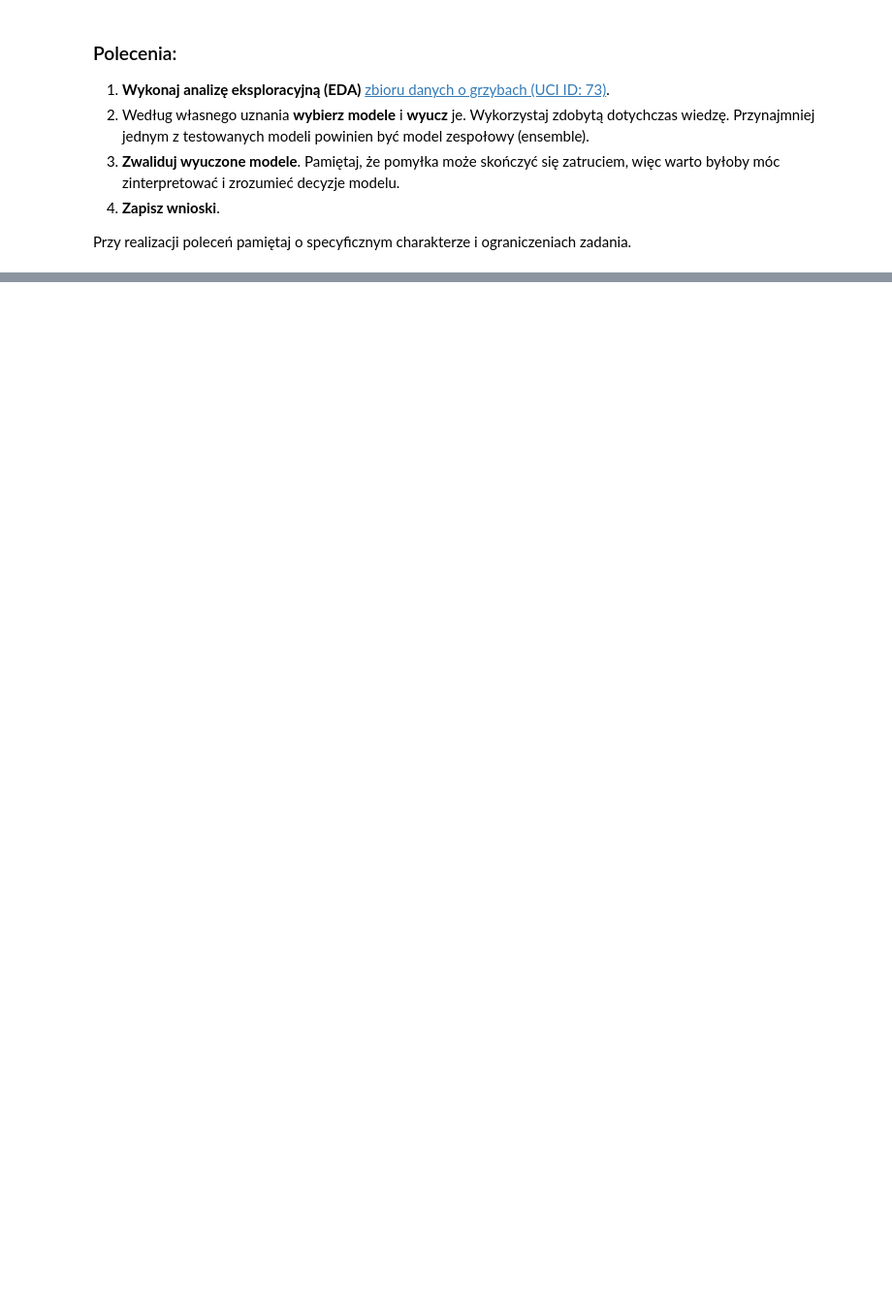
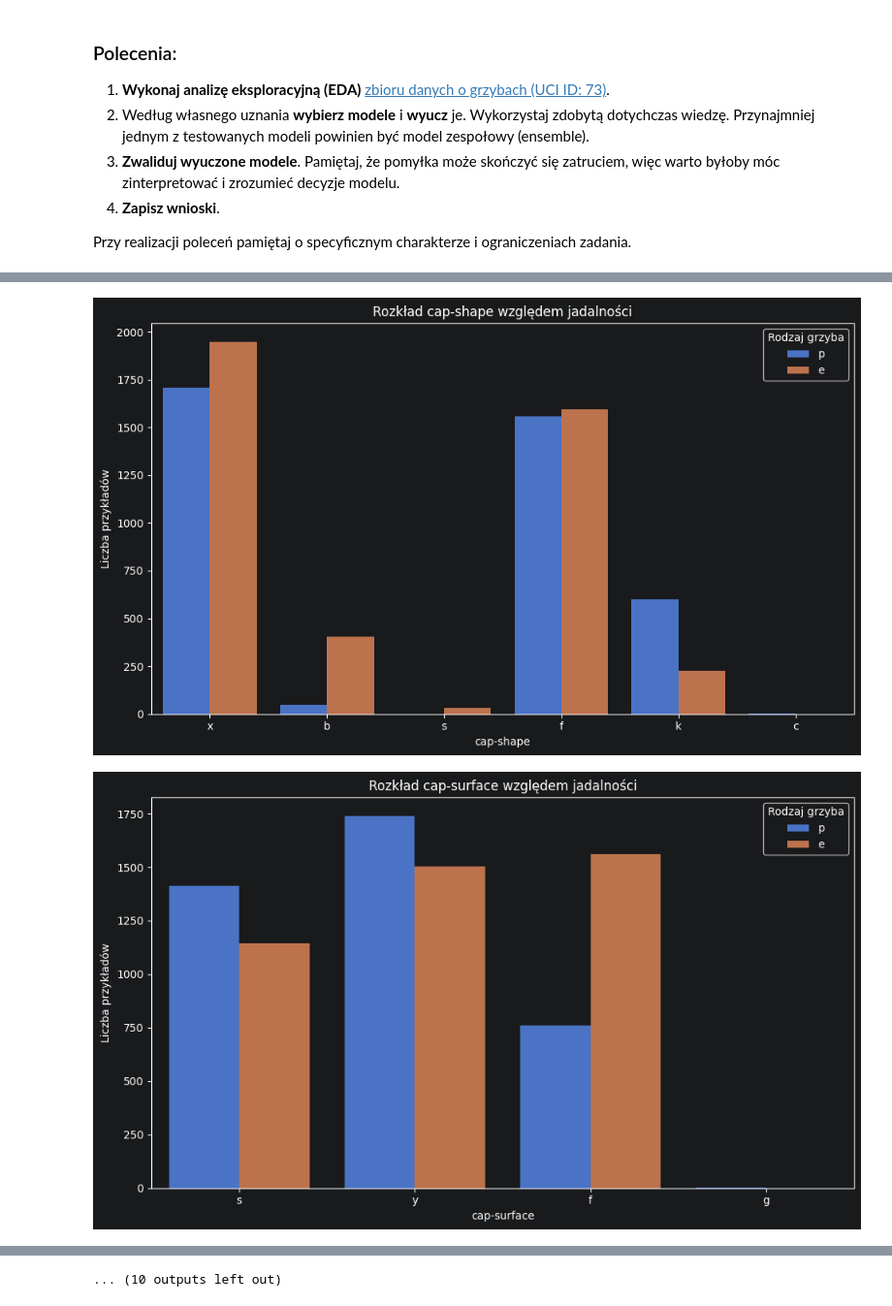
Before and after one commit to Zajecia-na-PWr-LR/lista-5-ignatonator, a Jupyter notebook: Lab_05.ipynb, the cells around one changed output, grey strips where cells are left out. Shown at 97% size. Drawn from its saved outputs; the diff is of its cells as text; code cells hidden in the pictures; blank space fills up the shorter version.

```diff
--- a/Lab_05.ipynb
+++ b/Lab_05.ipynb
@@ -741,5 +740,4 @@ Przy realizacji poleceń pamiętaj o specyficznym charakterze i ograniczeniach z
 # %%
 obesity_dataset = fetch_ucirepo(id=73)
 df = obesity_dataset.data.features.copy()
-df.head()
-df.info()
+df['poisonous'] = obesity_dataset.data.targets.values.ravel()
@@ -763,0 +775,23 @@ memory usage: 1.4 MB
+# %%
+# przekształcenie brakującego stalk-root
+df['stalk-root'] = df['stalk-root'].fillna('M')
+
+#wykresy
+features = list(df.columns.values)
+features.remove('poisonous')
+for feature in features:
+    plt.figure(figsize=(10, 6))
+    sns.countplot(data=df, x=feature, hue='poisonous')
+    plt.title(f'Rozkład {feature} względem jadalności')
+    plt.xlabel(feature)
+    plt.ylabel('Liczba przykładów')
+    plt.legend(title='Rodzaj grzyba')
+    plt.tight_layout()
+    plt.show()
+#ohe
+X = df.drop('poisonous', axis=1)
+y = df['poisonous'].map({"e":0,"p":1})
+X = pd.get_dummies(X, drop_first=True)
+# %% [output]
+[figure, added]
+[figure, added]
@@ -763,0 +808 @@ memory usage: 1.4 MB
+... (10 outputs left out)
```
Also changed, not shown: parts of 20 cells of this notebook.
